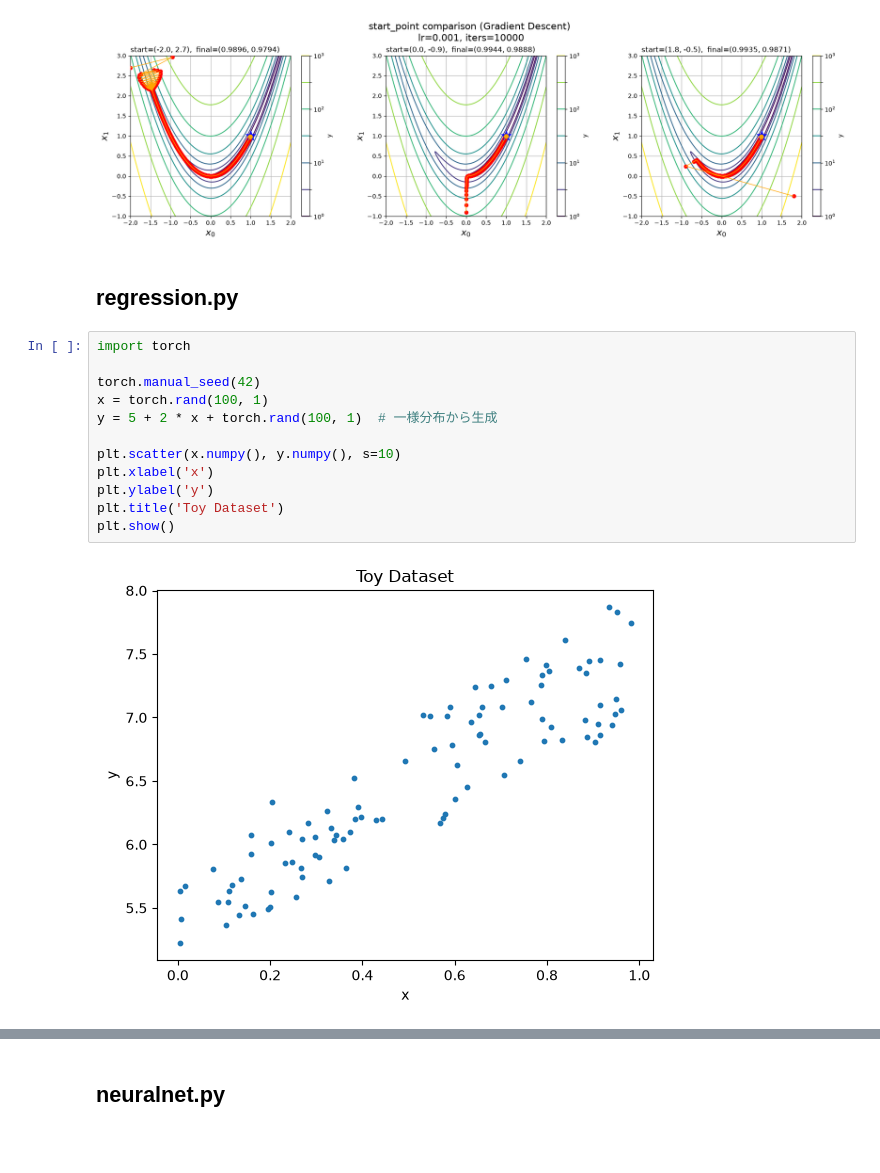
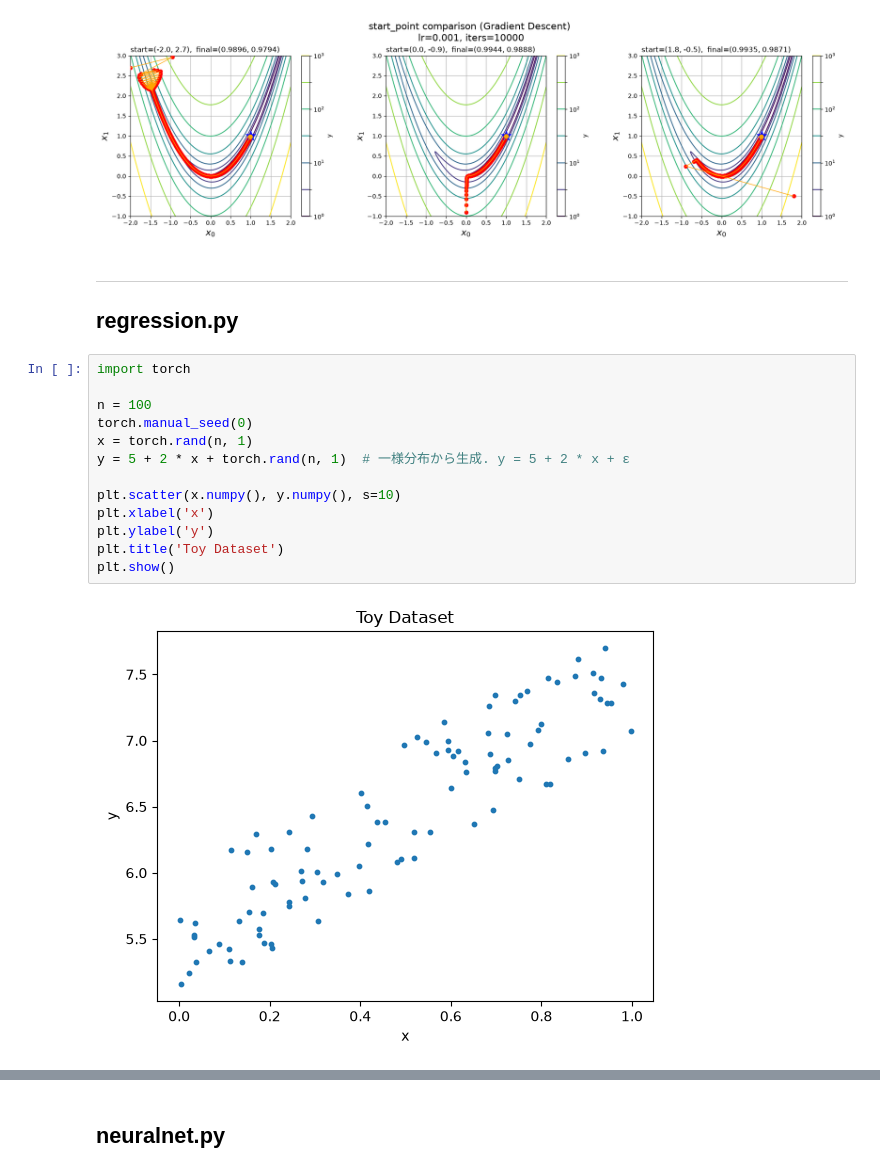
Before and after one commit to kyoropppp/2606_zero5, a Jupyter notebook: deep-learning-from-scratch-5/notebooks/06_pytorch.ipynb, the cells around one changed output, grey strips where cells are left out. Cells and saved outputs as stored; diff of their text form; blank space fills up the shorter version.

```diff
--- a/deep-learning-from-scratch-5/notebooks/06_pytorch.ipynb
+++ b/deep-learning-from-scratch-5/notebooks/06_pytorch.ipynb
@@ -316,19 +316,22 @@ plt.show()
 # %% [output]
 [figure]
 # %% [markdown]
+---
+
 ## regression.py
 # %%
 import torch
 
-torch.manual_seed(42)
-x = torch.rand(100, 1)
-y = 5 + 2 * x + torch.rand(100, 1)  # 一様分布から生成
+n = 100
+torch.manual_seed(0)
+x = torch.rand(n, 1)
+y = 5 + 2 * x + torch.rand(n, 1)  # 一様分布から生成. y = 5 + 2 * x + ε
 
 plt.scatter(x.numpy(), y.numpy(), s=10)
 plt.xlabel('x')
 plt.ylabel('y')
 plt.title('Toy Dataset')
 plt.show()
 # %% [output]
-[figure, old version]
+[figure, new version]
 # %%
```
Also changed, not shown: parts of 3 cells of this notebook.
